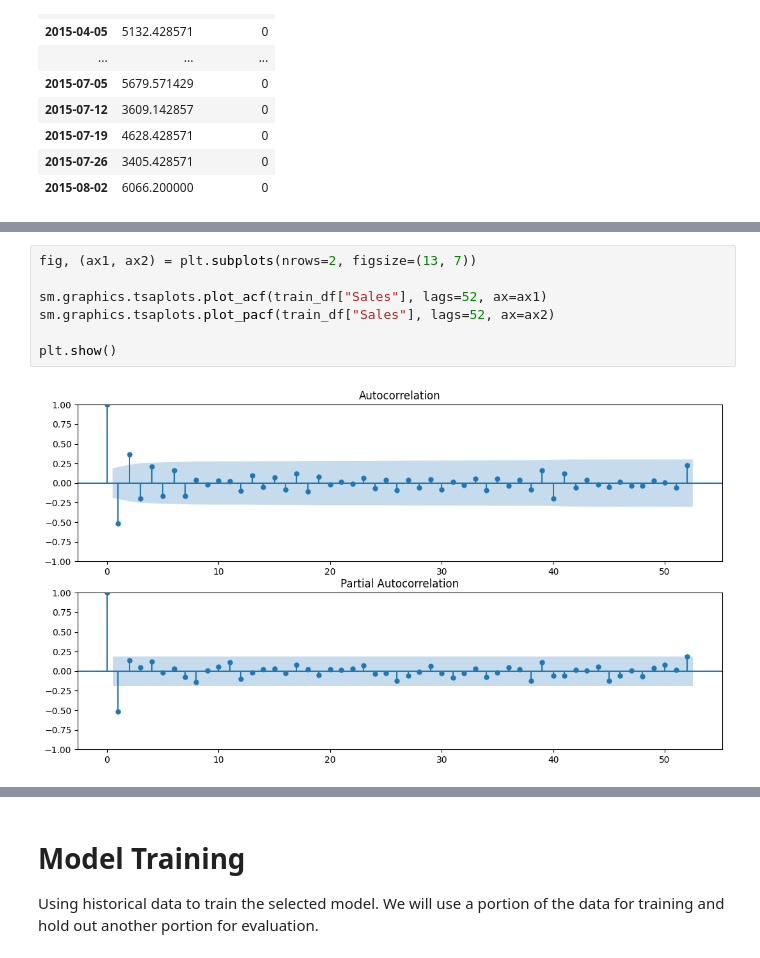
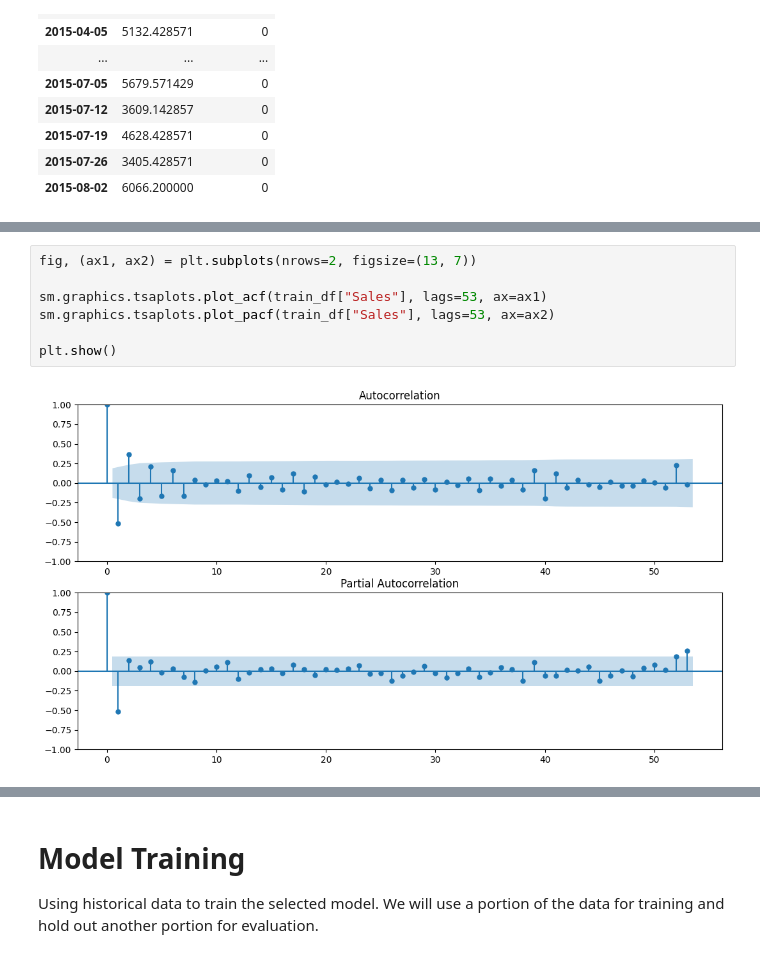
Before and after one commit to TheCamilovisk/RossmannSalesForecasting, a Jupyter notebook: ARIMA_model.ipynb, the cells around one changed output, grey strips where cells are left out. Cells and saved outputs as stored; diff of their text form.

Commit message:
ACF and PACF analysis section.

```diff
--- a/ARIMA_model.ipynb
+++ b/ARIMA_model.ipynb
@@ -425,9 +427,9 @@ display(test_df)
 # %%
 fig, (ax1, ax2) = plt.subplots(nrows=2, figsize=(13, 7))
 
-sm.graphics.tsaplots.plot_acf(train_df["Sales"], lags=52, ax=ax1)
-sm.graphics.tsaplots.plot_pacf(train_df["Sales"], lags=52, ax=ax2)
+sm.graphics.tsaplots.plot_acf(train_df["Sales"], lags=53, ax=ax1)
+sm.graphics.tsaplots.plot_pacf(train_df["Sales"], lags=53, ax=ax2)
 
 plt.show()
 # %% [output]
-[figure, old version]
+[figure, new version]
```
Also changed, not shown: parts of 4 cells of this notebook.
